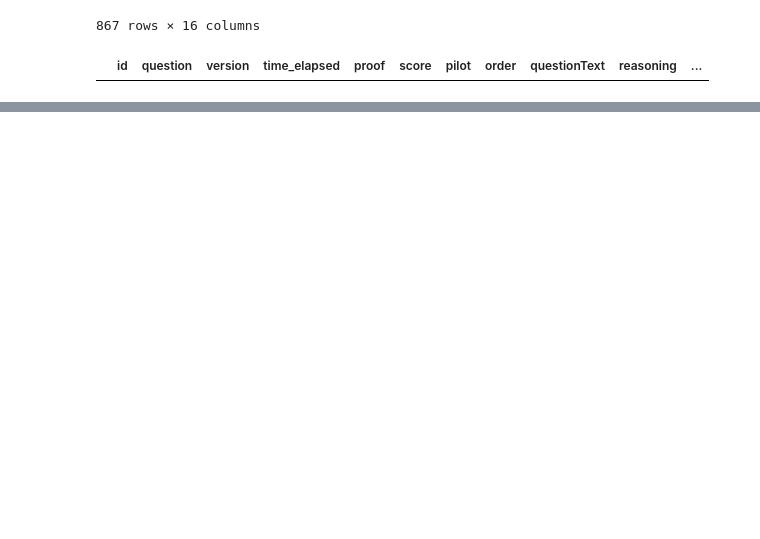
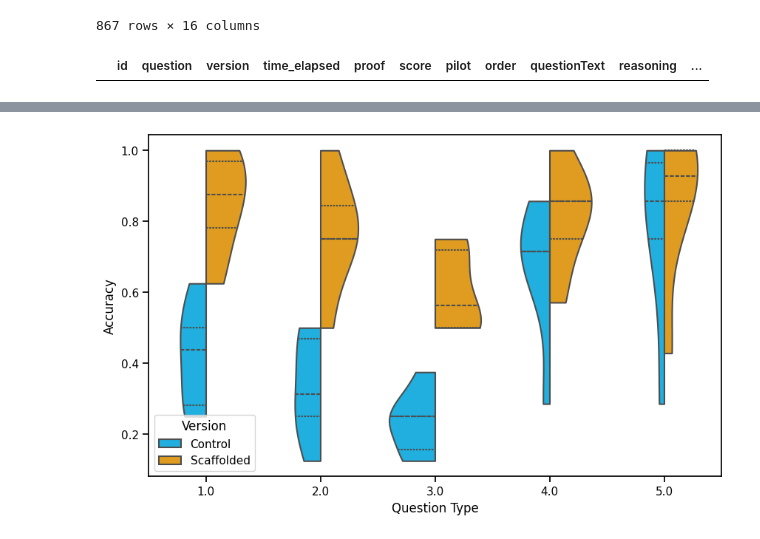
Before and after one commit to hsharriman/ender-scripts, a Jupyter notebook: plotting.ipynb, the cells around one changed output, grey strips where cells are left out. Saved outputs shown, nothing was run; the diff lists cells and outputs as text; code cells hidden in the pictures; blank space fills up the shorter version.

```diff
--- a/plotting.ipynb
+++ b/plotting.ipynb
@@ -302,0 +336,26 @@ plt.show()
+# %%
+df = pd.read_csv("out/study/questionTypeDataWithReasons.csv")
+df["version"] = df["version"].replace("B", "Control")
+df["version"] = df["version"].replace("A", "Scaffolded")
+# Plotting
+fig, ax = plt.subplots(figsize=(10, 6))
+
+# Left half for version C
+g = sns.violinplot(
+    x="questionType",
+    y="score",
+    hue="version",
+    data=df,
+    split=True,
+    linewidth=1.5,
+    cut=0,
+    palette={"Control": "deepskyblue", "Scaffolded": "orange"},
+    inner="quart",
+    ax=ax
+)
+ax.set(xlabel='Question Type', ylabel='Accuracy')
+ax.legend(title="Version")
+fig = g.get_figure()
+fig.savefig("plots/questionTypeViolin.png", bbox_inches='tight')
+# %% [output]
+[figure, added]
```
Also changed, not shown: parts of 8 cells of this notebook, 5 other files.
